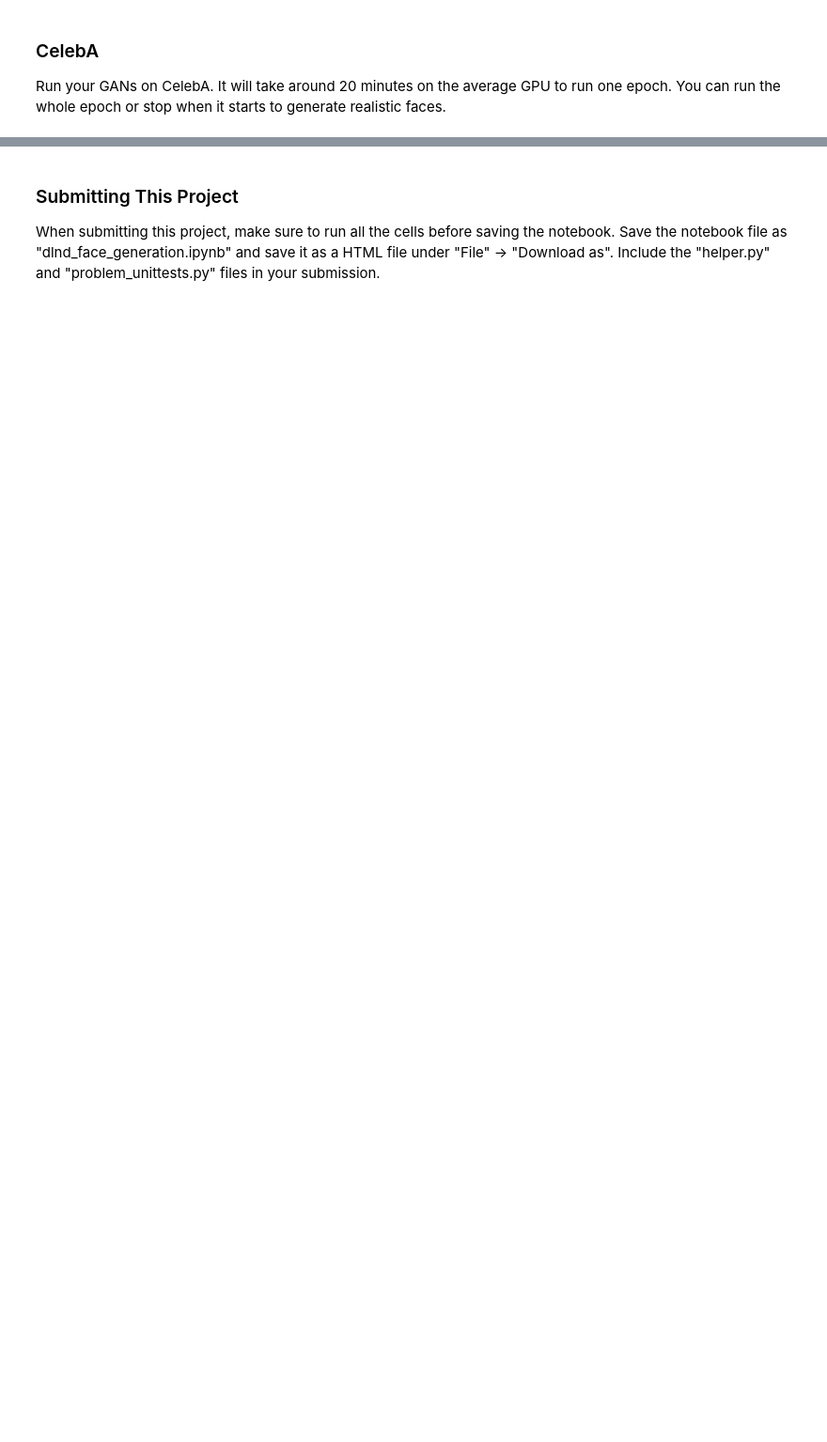
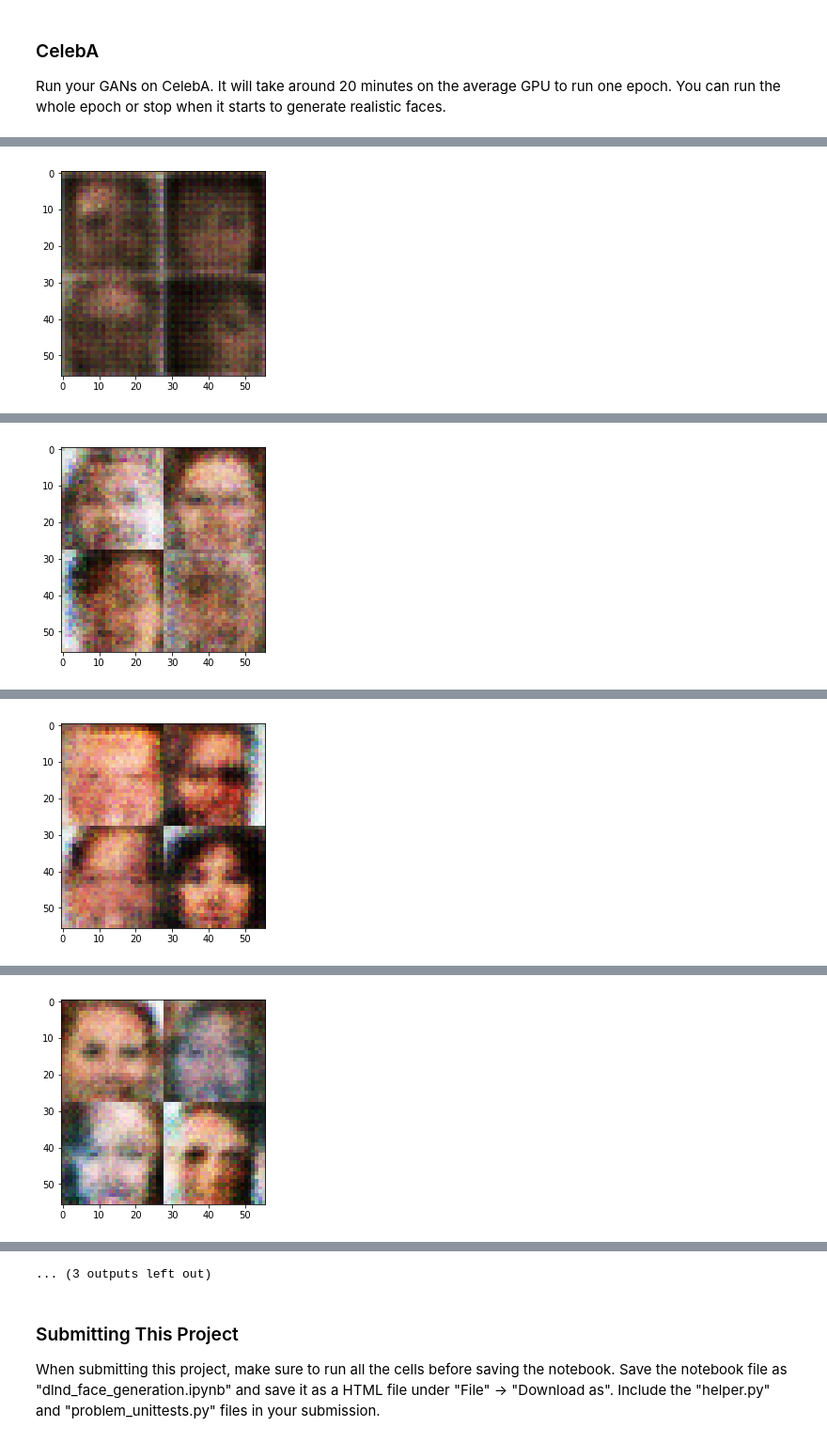
Before and after one commit to elizabetht/deep-learning, a Jupyter notebook: face_generation/dlnd_face_generation.ipynb, the cells around one changed output, grey strips where cells are left out. Shown at 94% size. Cells and saved outputs as stored; diff of their text form; code cells hidden in the pictures; blank space fills up the shorter version.

```diff
--- a/face_generation/dlnd_face_generation.ipynb
+++ b/face_generation/dlnd_face_generation.ipynb
@@ -395,7 +460,7 @@ with tf.Graph().as_default():
 ### CelebA
 Run your GANs on CelebA.  It will take around 20 minutes on the average GPU to run one epoch.  You can run the whole epoch or stop when it starts to generate realistic faces.
 # %%
-batch_size = 64
+batch_size = 128
 z_dim = 100
 learning_rate = 0.0002
 beta1 = 0.5
@@ -410,3 +475,4 @@ celeba_dataset = helper.Dataset('celeba', glob(os.path.join(data_dir, 'img_align
 with tf.Graph().as_default():
     train(epochs, batch_size, z_dim, learning_rate, beta1, celeba_dataset.get_batches,
           celeba_dataset.shape, celeba_dataset.image_mode)
+# %% [output]
@@ -412,0 +489 @@ with tf.Graph().as_default():
+[figure, added]
@@ -412,0 +500 @@ with tf.Graph().as_default():
+[figure, added]
@@ -412,0 +511 @@ with tf.Graph().as_default():
+[figure, added]
@@ -412,0 +522 @@ with tf.Graph().as_default():
+[figure, added]
@@ -413,3 +545,4 @@ with tf.Graph().as_default():
+... (3 outputs left out)
 # %% [markdown]
 ### Submitting This Project
 When submitting this project, make sure to run all the cells before saving the notebook. Save the notebook file as "dlnd_face_generation.ipynb" and save it as a HTML file under "File" -> "Download as". Include the "helper.py" and "problem_unittests.py" files in your submission.
```
Also changed, not shown: parts of 7 cells of this notebook.
